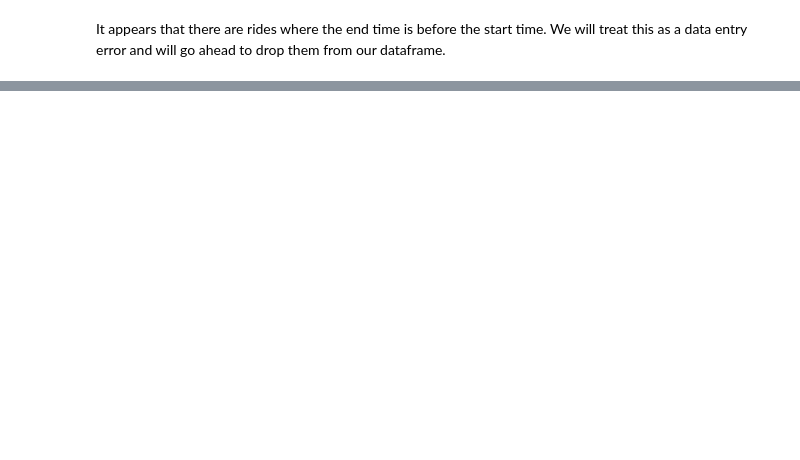
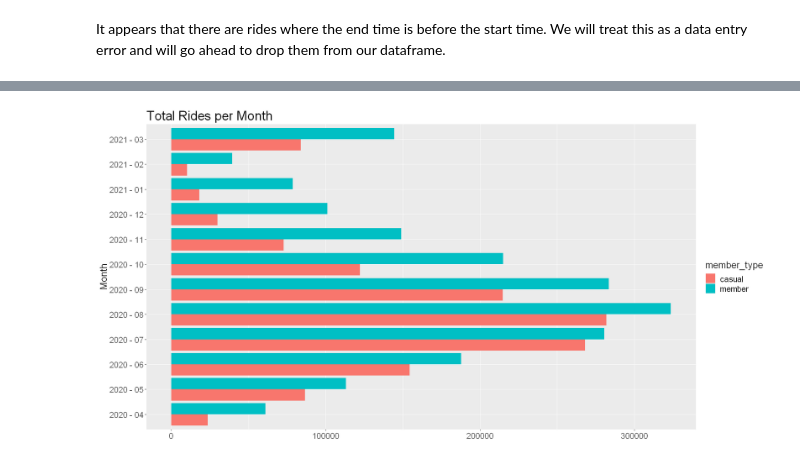
Before and after one commit to Solihin-k/cyclistic-case-study, a Jupyter notebook: Capstone.ipynb, the cells around one changed output, grey strips where cells are left out. Saved outputs shown, nothing was run; the diff lists cells and outputs as text; code cells hidden in the pictures; blank space fills up the shorter version.

```diff
--- a/Capstone.ipynb
+++ b/Capstone.ipynb
@@ -317,0 +301,25 @@ x
+# %%
+# function to calculate distance in kilometers between two points
+# taking radius of earth = 6378.145 km
+
+euclidean.dist <- function(df)
+{
+rad <- pi/180
+a1 <- df$start_lat * rad
+a2 <- df$start_lng * rad
+b1 <- df$end_lat * rad
+b2 <- df$end_lng * rad
+dlon <- b2 - a2
+dlat <- b1 - a1
+a <- (sin(dlat/2))^2 + cos(a1) * cos(b1) * (sin(dlon/2))^2
+c <- 2 * atan2(sqrt(a), sqrt(1 - a))
+R <- 6378.145
+d <- R * c
+
+df['distance_km'] <- d
+df
+}
+# %%
+# apply function
+
+full_df_clean <- euclidean.dist(full_df_clean)
@@ -317,0 +343,4 @@ x
+# %%
+# function to allow easy resizing of plots
+
+fig <- function(width, heigth){options(repr.plot.width = width, repr.plot.height = heigth)}
@@ -317,0 +429,18 @@ x
+# %%
+# plot monthly counts
+
+fig(16, 8)
+
+full_df_clean %>%
+    ggplot(aes(year_month, fill = member_type)) +
+    geom_bar(position = 'dodge') +
+    labs(x = 'Month', title = 'Total Rides per Month') +
+    coord_flip() +
+    theme(plot.title = element_text(size = 22),
+          axis.text = element_text(size = 14),
+          axis.title = element_text(size = 16),
+          axis.title.x = element_blank(),
+          legend.title = element_text(size = 16),
+          legend.text = element_text(size = 14))
+# %% [output]
+[figure, added]
```
Also changed, not shown: parts of 74 cells of this notebook.
